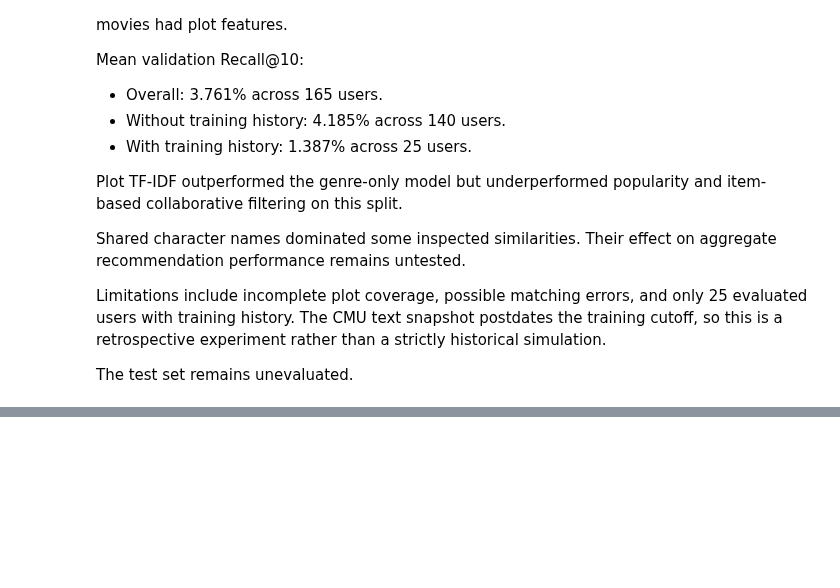
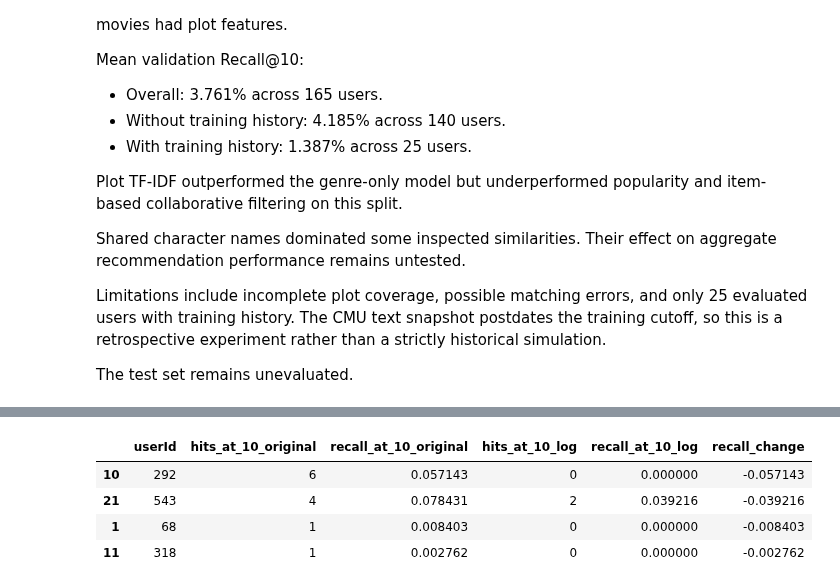
Before and after one commit to clarkbrendenj/movie-recommendation-system, a Jupyter notebook: notebooks/04_plot_text_preparation.ipynb, the cells around one changed output, grey strips where cells are left out. Drawn from its saved outputs; the diff is of its cells as text; code cells hidden in the pictures; blank space fills up the shorter version.

```diff
--- a/notebooks/04_plot_text_preparation.ipynb
+++ b/notebooks/04_plot_text_preparation.ipynb
@@ -1394,0 +1413,31 @@ The test set remains unevaluated.
+# %%
+log_text_rows = []
+
+for user_id, user_positives in validation_positives.groupby("userId"):
+    positive_movie_ids = user_positives["movieId"]
+
+    recommendations = recommend_text_based(
+        user_id=user_id,
+        training_data=train_ratings,
+        text_movies=text_movies,
+        plot_tfidf=plot_tfidf_log,
+        candidate_catalog=training_plot_catalog,
+        n=10
+    )
+
+    hits = recommendations["movieId"].isin(
+        positive_movie_ids
+    ).sum()
+
+    log_text_rows.append({
+        "userId": user_id,
+        "positive_movie_count": len(positive_movie_ids),
+        "hits_at_10": hits,
+        "recall_at_10": hits / len(positive_movie_ids)
+    })
+
+log_text_results = pd.DataFrame(log_text_rows)
+
+log_text_results["has_training_history"] = (
+    log_text_results["userId"].isin(train_ratings["userId"])
+)
@@ -1394,0 +1537,14 @@ The test set remains unevaluated.
+# %%
+changed_users = paired_text_results.loc[
+    paired_text_results["recall_change"].ne(0)
+]
+
+display(
+    changed_users.sort_values("recall_change")
+)
+# %% [output]
+|  | userId | hits_at_10_original | recall_at_10_original | hits_at_10_log | recall_at_10_log | recall_change |
+| 10 | 292 | 6 | 0.057143 | 0 | 0.000000 | -0.057143 |
+| 21 | 543 | 4 | 0.078431 | 2 | 0.039216 | -0.039216 |
+| 1 | 68 | 1 | 0.008403 | 0 | 0.000000 | -0.008403 |
+| 11 | 318 | 1 | 0.002762 | 0 | 0.000000 | -0.002762 |
```
Also changed, not shown: parts of 7 cells of this notebook.
